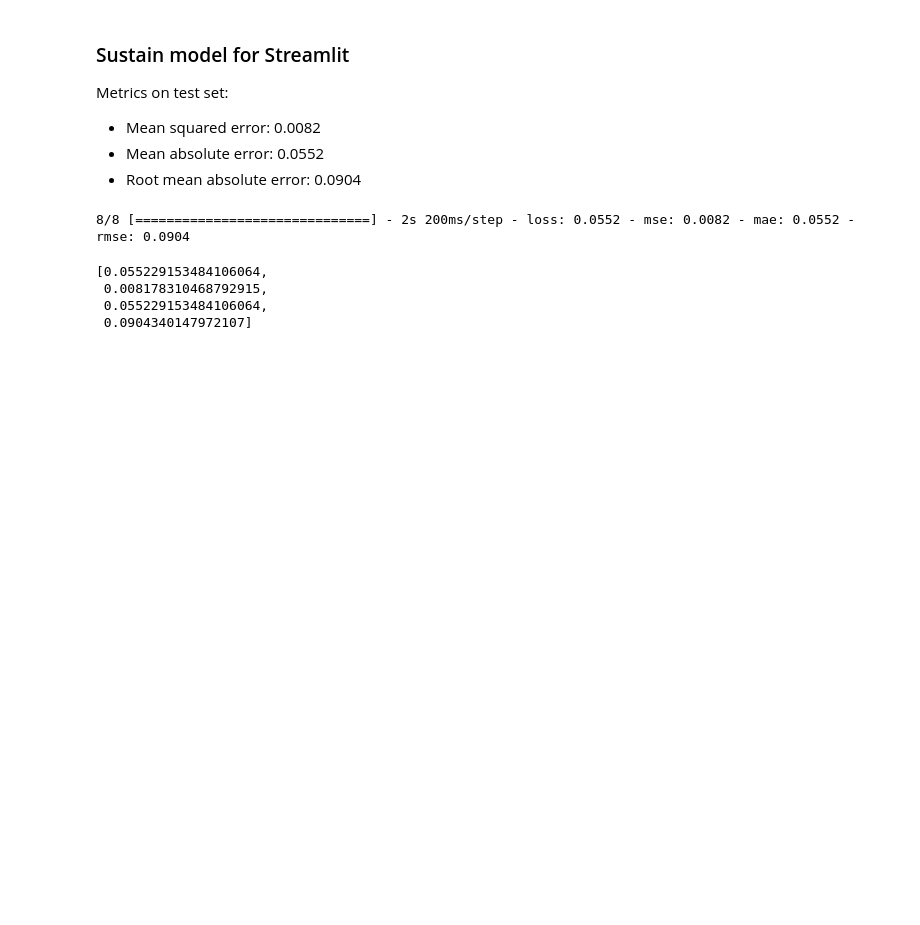
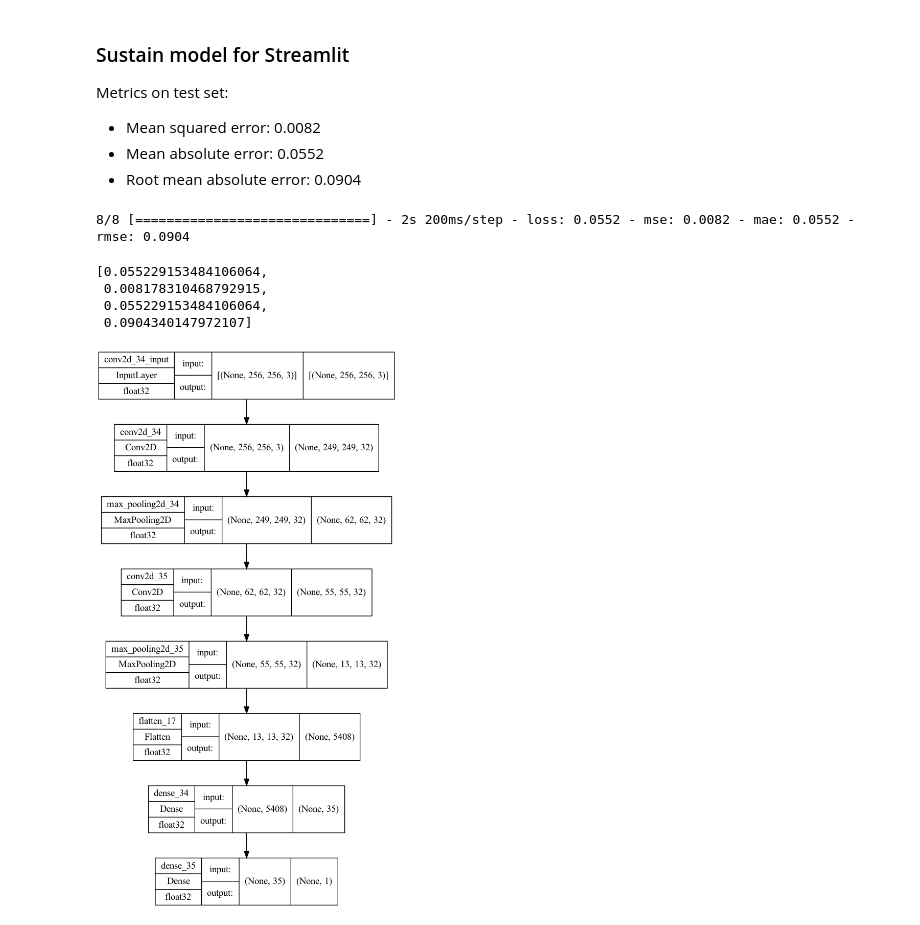
Before and after one commit to kalebts/synth-param-estimator, a Jupyter notebook: code/cnn_adsr.ipynb, the cells around one changed output. Drawn from its saved outputs; the diff is of its cells as text; code cells hidden in the pictures; blank space fills up the shorter version.

```diff
--- a/code/cnn_adsr.ipynb
+++ b/code/cnn_adsr.ipynb
@@ -470,3 +510,8 @@ model3_2_s_lvl_loaded.evaluate(test_gen)
  0.008178310468792915,
  0.055229153484106064,
  0.0904340147972107]
+# %%
+model3_2_s_lvl_loaded = tf.keras.models.load_model('../models/model3.2_s_lvlmc39-val_mae0.06')
+plot_model(model3_2_s_lvl_loaded, show_shapes=True, show_dtype=True)
+# %% [output]
+[figure, added]
```
Also changed, not shown: parts of 3 cells of this notebook, 2 other files.
